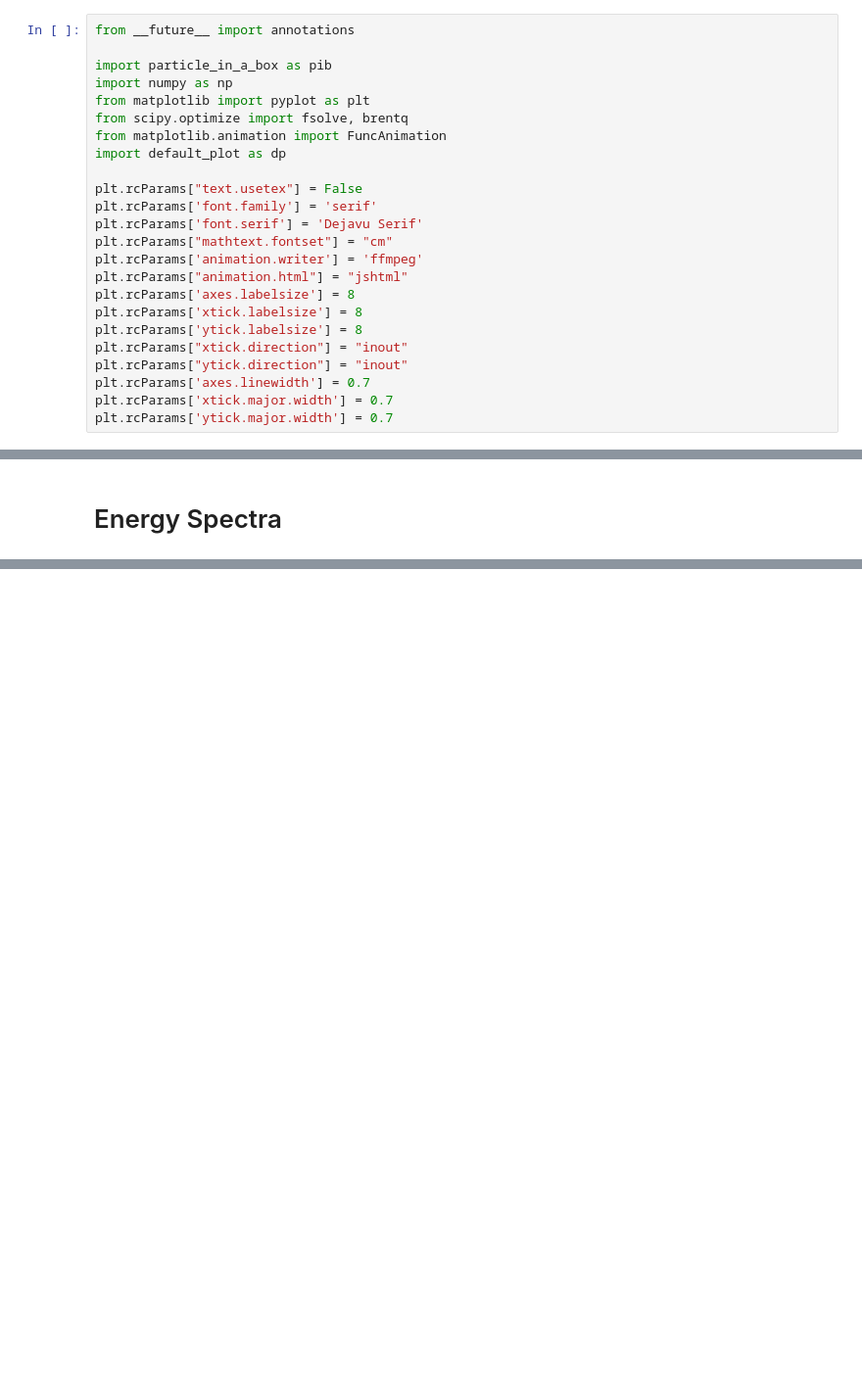
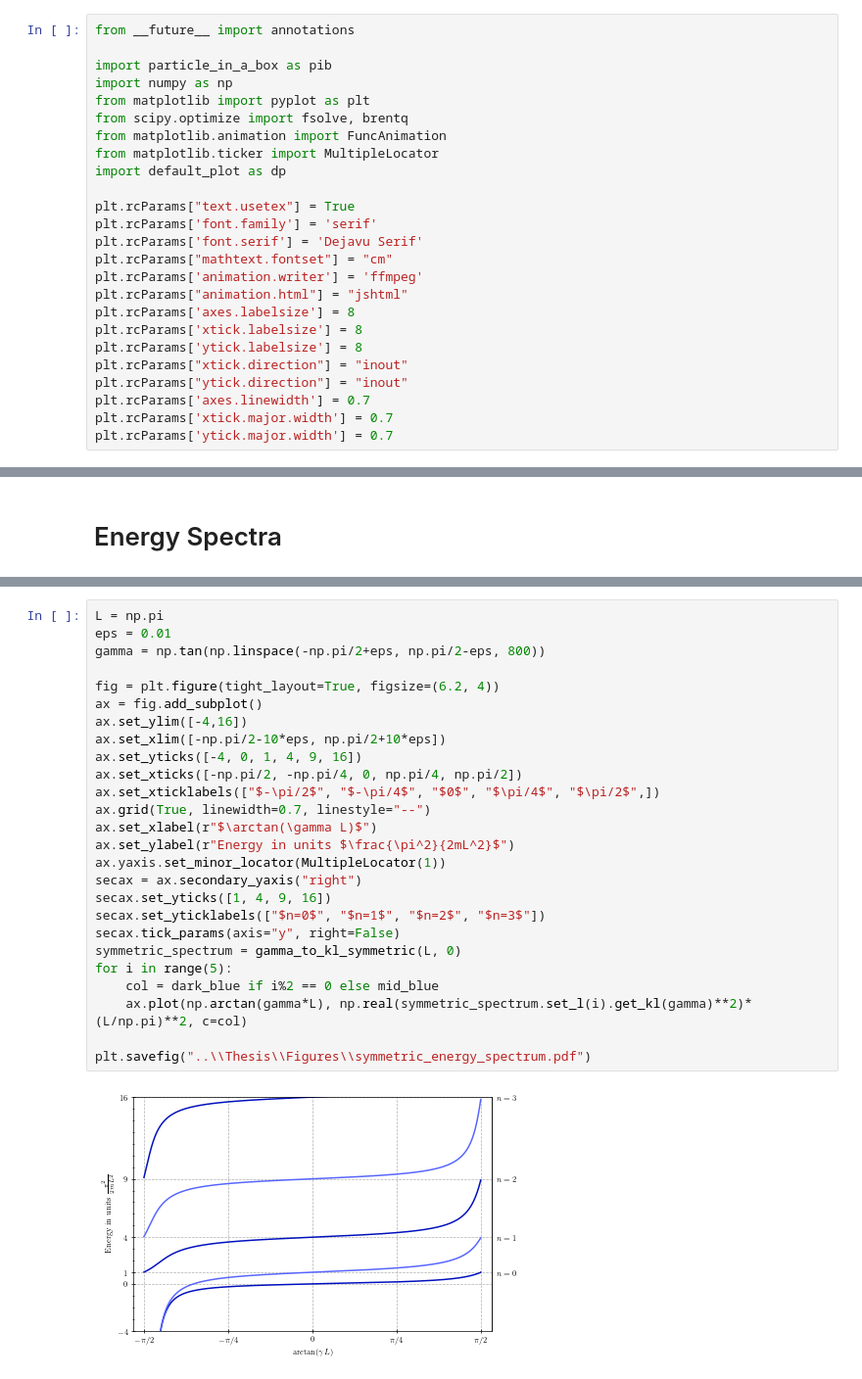
Before and after one commit to wyssard/Particle_in_a_Box, a Jupyter notebook: plots.ipynb, the cells around one changed output, grey strips where cells are left out. Shown: that part at 98% size. Saved outputs shown, nothing was run; the diff lists cells and outputs as text; blank space fills up the shorter version.

```diff
--- a/plots.ipynb
+++ b/plots.ipynb
@@ -6,9 +6,10 @@ import numpy as np
 from matplotlib import pyplot as plt
 from scipy.optimize import fsolve, brentq
 from matplotlib.animation import FuncAnimation
+from matplotlib.ticker import MultipleLocator
 import default_plot as dp
 
-plt.rcParams["text.usetex"] = False
+plt.rcParams["text.usetex"] = True
 plt.rcParams['font.family'] = 'serif'
 plt.rcParams['font.serif'] = 'Dejavu Serif'
 plt.rcParams["mathtext.fontset"] = "cm"
@@ -491,0 +442,28 @@ array([1.73953105e-18, 1.00000000e+00, 2.00000000e+00, 3.00000000e+00,
+# %%
+L = np.pi
+eps = 0.01
+gamma = np.tan(np.linspace(-np.pi/2+eps, np.pi/2-eps, 800))
+
+fig = plt.figure(tight_layout=True, figsize=(6.2, 4))
+ax = fig.add_subplot()
+ax.set_ylim([-4,16])
+ax.set_xlim([-np.pi/2-10*eps, np.pi/2+10*eps])
+ax.set_yticks([-4, 0, 1, 4, 9, 16])
+ax.set_xticks([-np.pi/2, -np.pi/4, 0, np.pi/4, np.pi/2])
+ax.set_xticklabels(["$-\pi/2$", "$-\pi/4$", "$0$", "$\pi/4$", "$\pi/2$",])
+ax.grid(True, linewidth=0.7, linestyle="--")
+ax.set_xlabel(r"$\arctan(\gamma L)$")
+ax.set_ylabel(r"Energy in units $\frac{\pi^2}{2mL^2}$")
+ax.yaxis.set_minor_locator(MultipleLocator(1))
+secax = ax.secondary_yaxis("right")
+secax.set_yticks([1, 4, 9, 16])
+secax.set_yticklabels(["$n=0$", "$n=1$", "$n=2$", "$n=3$"])
+secax.tick_params(axis="y", right=False)
+symmetric_spectrum = gamma_to_kl_symmetric(L, 0)
+for i in range(5):
+    col = dark_blue if i%2 == 0 else mid_blue
+    ax.plot(np.arctan(gamma*L), np.real(symmetric_spectrum.set_l(i).get_kl(gamma)**2)*(L/np.pi)**2, c=col)
+
+plt.savefig("..\\Thesis\\Figures\\symmetric_energy_spectrum.pdf")
+# %% [output]
+[figure, added]
```
Also changed, not shown: parts of 5 cells of this notebook.
